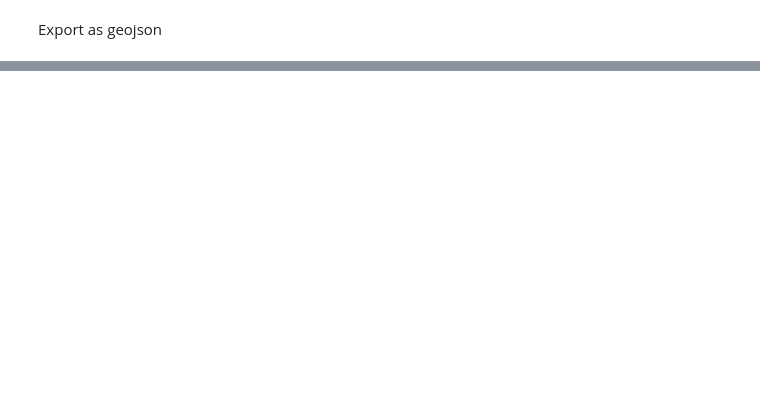
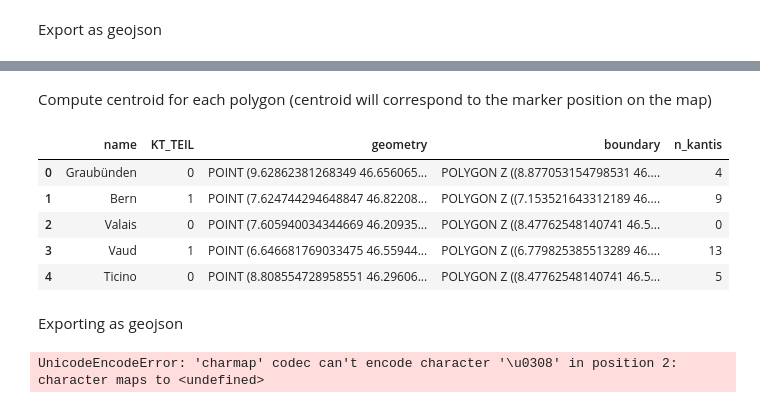
Before and after one commit to SebastianHafner/mapaespanolsuiza, a Jupyter notebook: preprocessing/data_preprocessing.ipynb, the cells around one changed output, grey strips where cells are left out. Saved outputs shown, nothing was run; the diff lists cells and outputs as text; code cells hidden in the pictures; blank space fills up the shorter version.

```diff
--- a/preprocessing/data_preprocessing.ipynb
+++ b/preprocessing/data_preprocessing.ipynb
@@ -695,0 +815,5 @@ gdf_schools.to_file(f'{path_output}map5.geojson', driver='GeoJSON')
+# %%
+gdf_cantons = gdf_cantons[(gdf_cantons['KT_TEIL'] == '0') | (gdf_cantons['KT_TEIL'] == '1')]
+
+print(gdf_cantons.shape)
+gdf_cantons.head(26)
@@ -695,0 +839,22 @@ gdf_schools.to_file(f'{path_output}map5.geojson', driver='GeoJSON')
+# %% [markdown]
+Compute centroid for each polygon (centroid will correspond to the marker position on the map)
+# %%
+# adding centroid
+gdf_cantons['geometry'] = gdf_cantons.apply(lambda x: Polygon(x['geometry']).centroid, axis=1)
+gdf_cantons.head()
+# %% [output]
+|  | name | KT_TEIL | geometry | boundary | n_kantis |
+| 0 | Graubünden | 0 | POINT (9.62862381268349 46.656065... | POLYGON Z ((8.877053154798531 46.... | 4 |
+| 1 | Bern | 1 | POINT (7.624744294648847 46.82208... | POLYGON Z ((7.153521643312189 46.... | 9 |
+| 2 | Valais | 0 | POINT (7.605940034344669 46.20935... | POLYGON Z ((8.47762548140741 46.5... | 0 |
+| 3 | Vaud | 1 | POINT (6.646681769033475 46.55944... | POLYGON Z ((6.779825385513289 46.... | 13 |
+| 4 | Ticino | 0 | POINT (8.808554728958551 46.29606... | POLYGON Z ((8.47762548140741 46.5... | 5 |
+# %% [markdown]
+Exporting as geojson
+# %%
+gdf_cantons = gdf_cantons[['name', 'n_kantis', 'geometry']]
+gdf_cantons = gpd.GeoDataFrame(gdf_cantons, geometry='geometry')
+gdf_cantons.to_file(f'../map7/map7_cantons.geojson', driver='GeoJSON')
+# gdf_kantis.to_file(f'../map7/map7_kantis.geojson', driver='GeoJSON')
+# %% [output]
+UnicodeEncodeError: 'charmap' codec can't encode character '\u0308' in position 2: character maps to <undefined>
```
Also changed, not shown: parts of 11 cells of this notebook, 2 other files.
